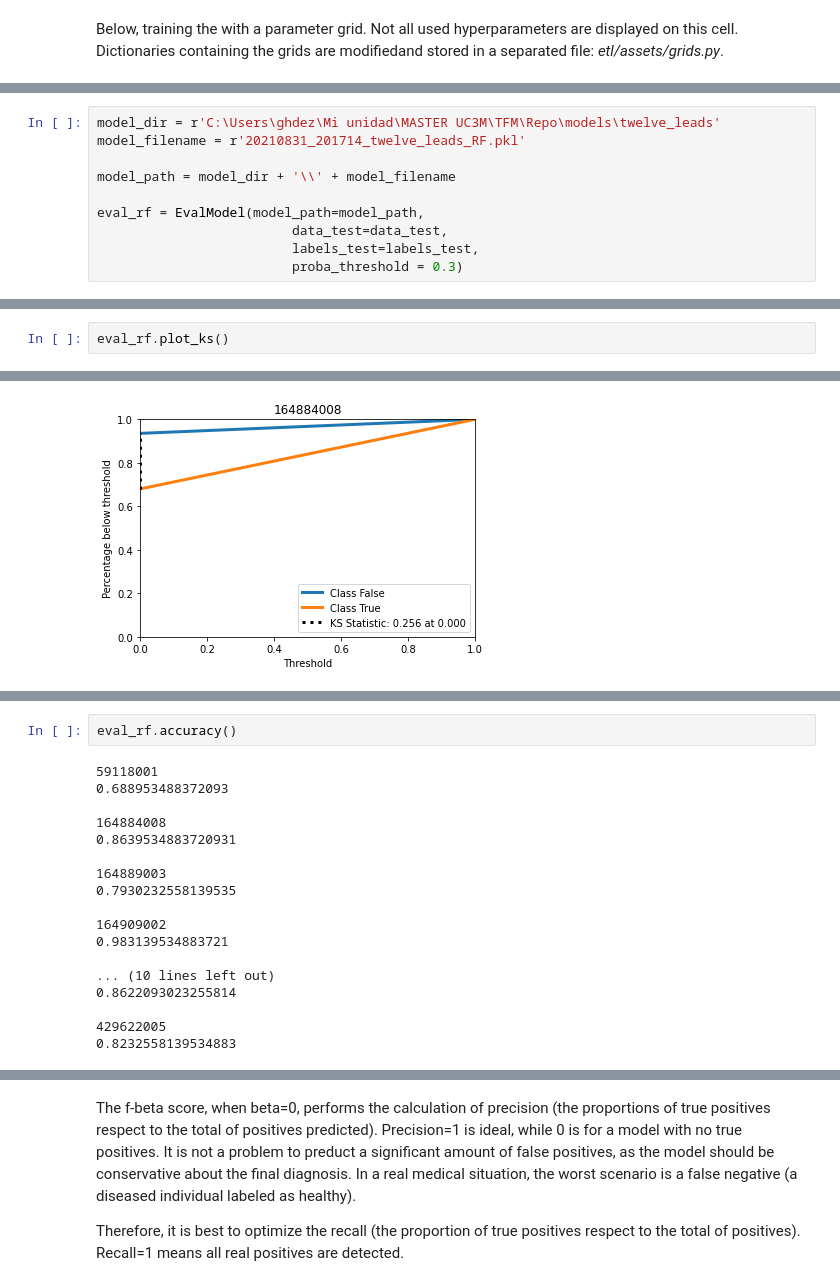
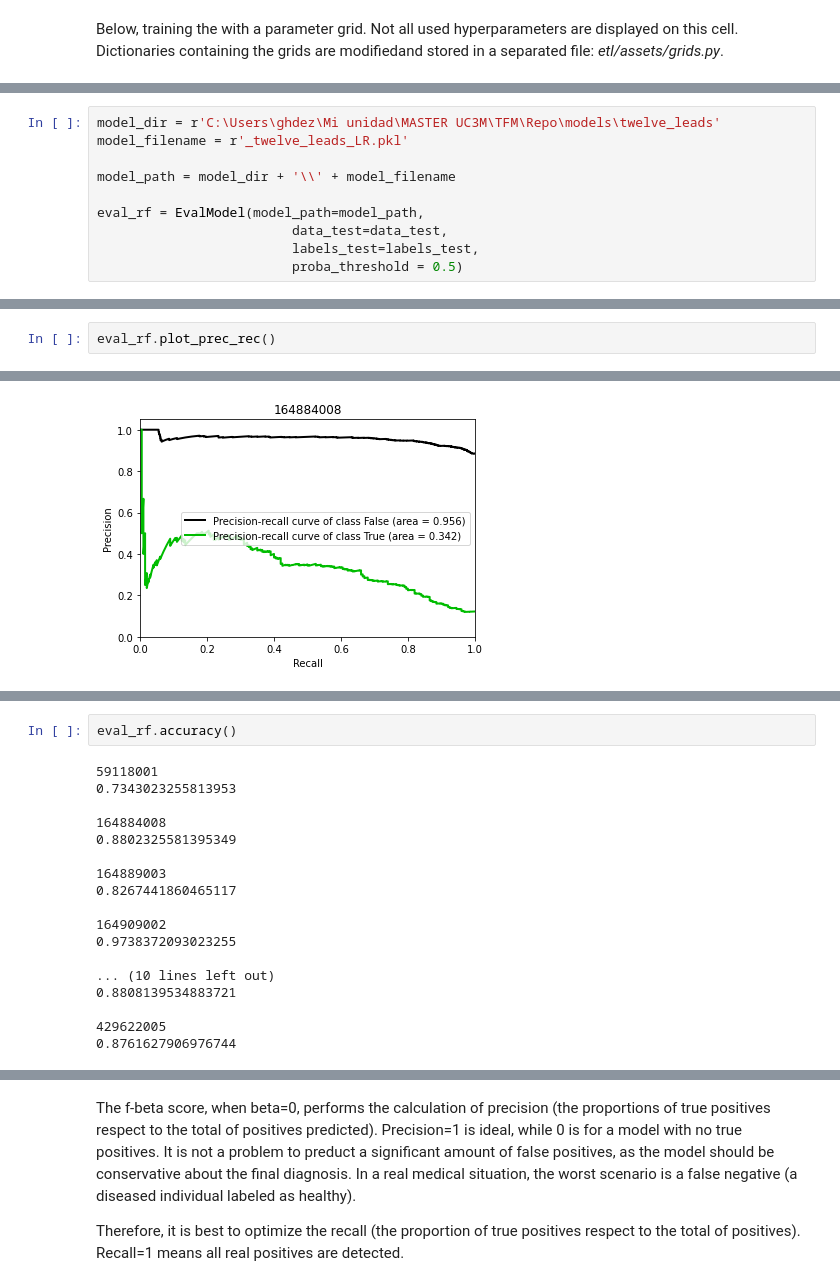
Before and after one commit to GHernandezRetuerto/Final-Thesis, a Jupyter notebook: Exploratory Analysis and ML Demo.ipynb, the cells around one changed output, grey strips where cells are left out. Saved outputs shown, nothing was run; the diff lists cells and outputs as text.

```diff
--- a/Exploratory Analysis and ML Demo.ipynb
+++ b/Exploratory Analysis and ML Demo.ipynb
@@ -636,13 +652,13 @@ This section is dedicated to show the functionalities of the evaluation class `E
 # %%
 model_dir = r'C:\Users\ghdez\Mi unidad\MASTER UC3M\TFM\Repo\models\twelve_leads'
-model_filename = r'20210831_201714_twelve_leads_RF.pkl'
+model_filename = r'_twelve_leads_LR.pkl'
 
 model_path = model_dir + '\\' + model_filename
 
 eval_rf = EvalModel(model_path=model_path,
                          data_test=data_test,
                          labels_test=labels_test,
-                         proba_threshold = 0.3)
+                         proba_threshold = 0.5)
 # %%
 eval_rf.plot_confusion()
 # %% [output]
@@ -698,3 +714,3 @@ eval_rf.plot_roc()
 # %%
-eval_rf.plot_ks()
+eval_rf.plot_prec_rec()
 # %% [output]
@@ -702 +718 @@ eval_rf.plot_ks()
-[figure, old version]
+[figure, new version]
@@ -711,19 +727,19 @@ eval_rf.plot_ks()
 eval_rf.accuracy()
 # %% [output]
 59118001
-0.688953488372093
+0.7343023255813953
 
 164884008
-0.8639534883720931
+0.8802325581395349
 
 164889003
-0.7930232558139535
+0.8267441860465117
 
 164909002
-0.983139534883721
+0.9738372093023255
 
 ... (10 lines left out)
-0.8622093023255814
+0.8808139534883721
 
 429622005
-0.8232558139534883
+0.8761627906976744
```
Also changed, not shown: parts of 24 cells of this notebook, 4 other files.
